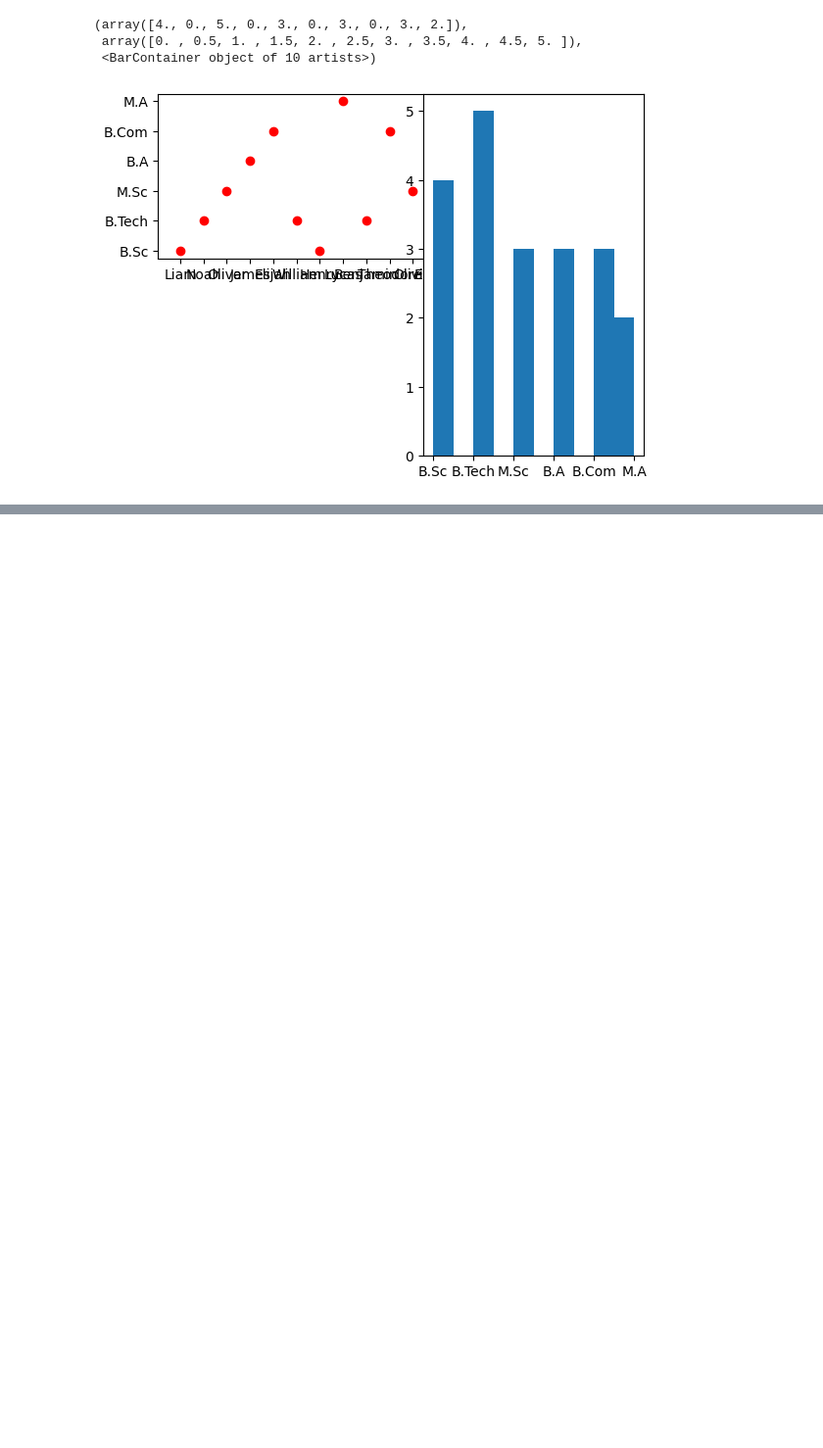
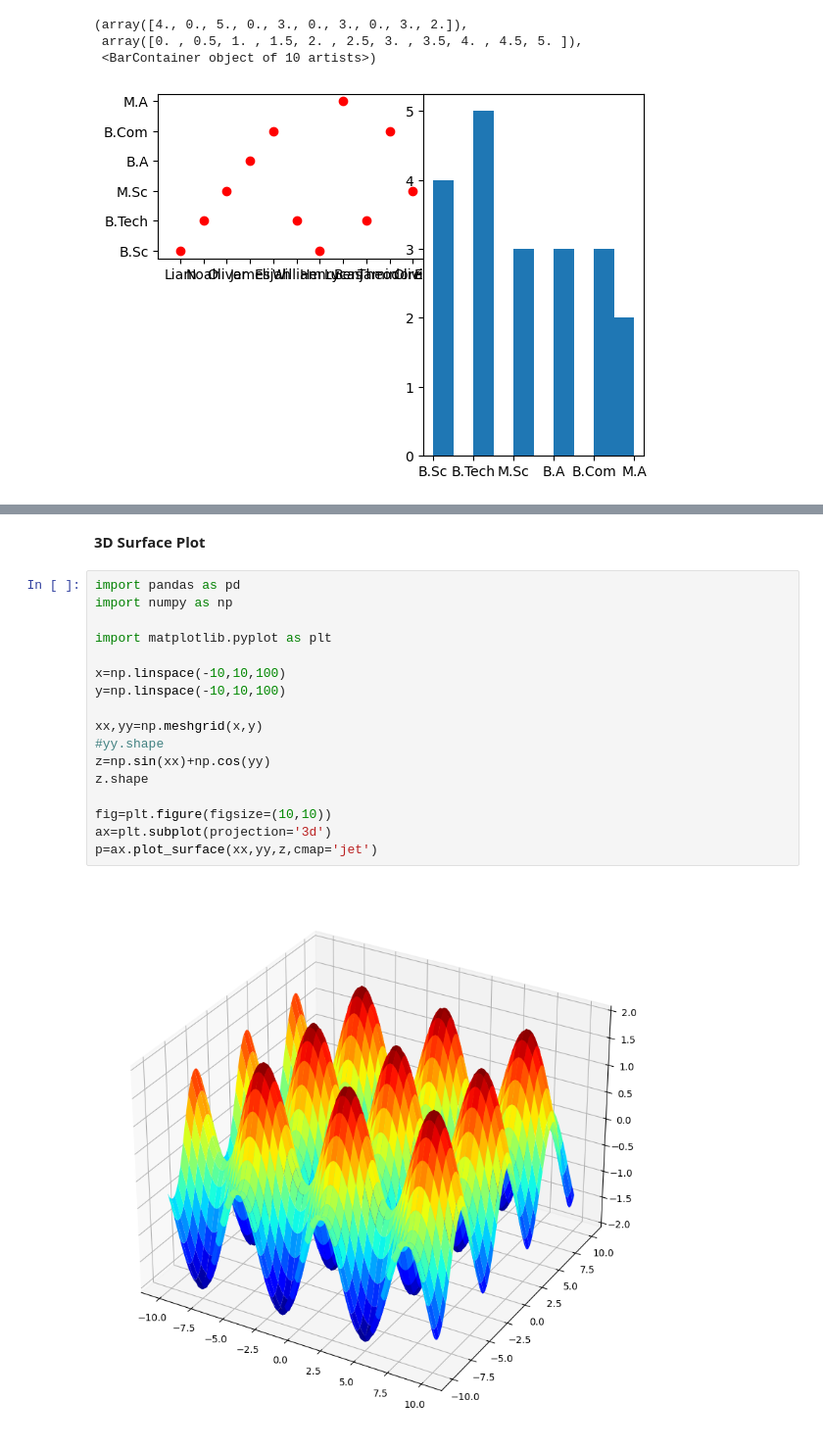
Before and after one commit to SUCCESSneeded/practice, a Jupyter notebook: subplot.ipynb, the cells around one changed output, grey strips where cells are left out. Shown at 98% size. Cells and saved outputs as stored; diff of their text form; blank space fills up the shorter version.

```diff
--- a/subplot.ipynb
+++ b/subplot.ipynb
@@ -127,0 +195,21 @@ ax2.hist(df['degree'])
+# %% [markdown]
+**3D Surface Plot**
+# %%
+import pandas as pd
+import numpy as np
+
+import matplotlib.pyplot as plt
+
+x=np.linspace(-10,10,100)
+y=np.linspace(-10,10,100)
+
+xx,yy=np.meshgrid(x,y)
+#yy.shape
+z=np.sin(xx)+np.cos(yy)
+z.shape
+
+fig=plt.figure(figsize=(10,10))
+ax=plt.subplot(projection='3d')
+p=ax.plot_surface(xx,yy,z,cmap='jet')
+# %% [output]
+[figure, added]
```
Also changed, not shown: parts of 15 cells of this notebook.
